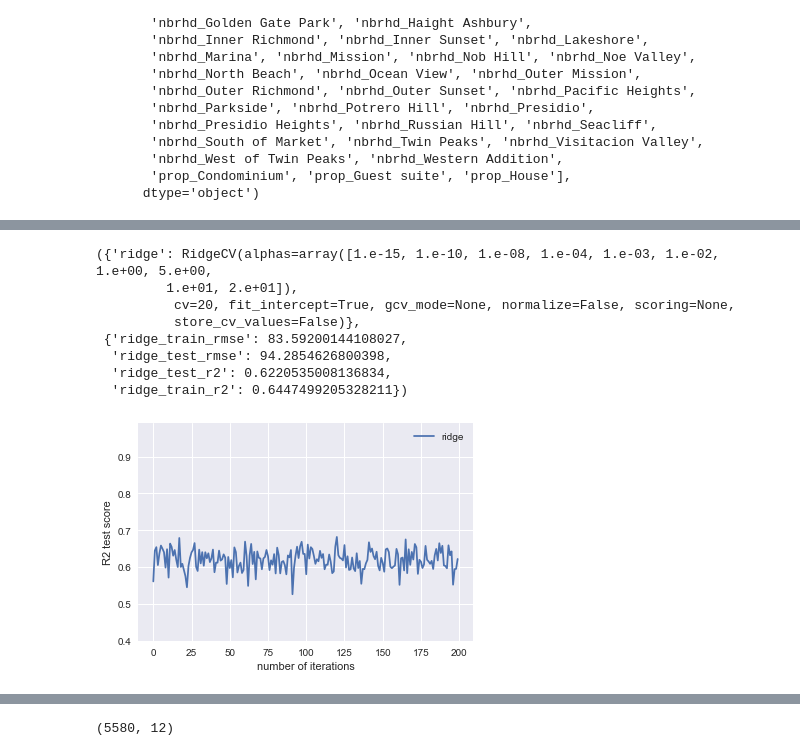
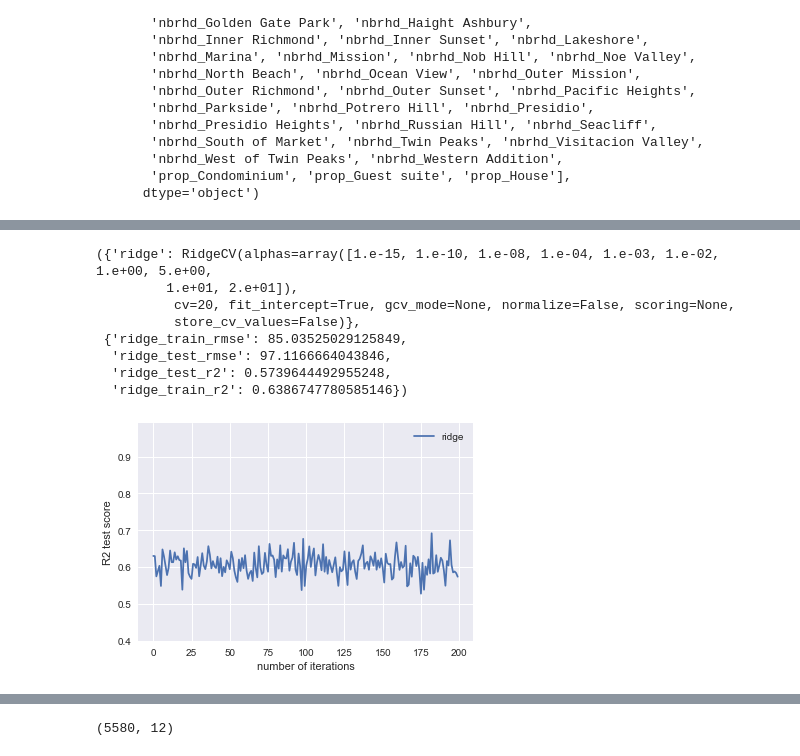
Before and after one commit to CaryMosley/Mod2Project, a Jupyter notebook: AirbnbFeatureEngFunction.ipynb, the cells around one changed output, grey strips where cells are left out. Saved outputs shown, nothing was run; the diff lists cells and outputs as text; code cells hidden in the pictures.

```diff
--- a/AirbnbFeatureEngFunction.ipynb
+++ b/AirbnbFeatureEngFunction.ipynb
@@ -110,7 +102,7 @@ df_feat5 = df[['host_total_listings_count',
        'beds', 'guests_included', 'minimum_nights',
        'number_of_reviews', 'review_scores_rating',
        'room_Private room','prop_Condominium', 'prop_Guest suite', 'prop_House']]
-test_feat2 = test[['host_total_listings_count','neighbourhood_cleansed', 'accommodates', 'bathrooms', 'bedrooms',
+test_feat2 = nbr[['host_total_listings_count','neighbourhood_cleansed', 'accommodates', 'bathrooms', 'bedrooms',
        'beds', 'guests_included', 'minimum_nights',
        'number_of_reviews', 'review_scores_rating',
        'Private room','Condominium', 'Guest suite', 'House']]
@@ -241,13 +293,13 @@ make_models(df_feat5, df_tgt, num_iter=100, models=['enet'], complexity='poly_in
 # %%
 
-make_models(df_feat6, df_tgt, num_iter=100, models=['ridge'], complexity='poly_intx', degree=2)
+make_models(test_feat2, df_tgt, num_iter=100, models=['ridge'], complexity='polynomial', degree=2)
 # %% [output]
 ({'ridge': RidgeCV(alphas=array([1.e-15, 1.e-10, 1.e-08, 1.e-04, 1.e-03, 1.e-02, 1.e+00, 5.e+00,
          1.e+01, 2.e+01]),
           cv=20, fit_intercept=True, gcv_mode=None, normalize=False, scoring=None,
           store_cv_values=False)},
- {'ridge_train_rmse': 83.59200144108027,
-  'ridge_test_rmse': 94.2854626800398,
-  'ridge_test_r2': 0.6220535008136834,
-  'ridge_train_r2': 0.6447499205328211})
+ {'ridge_train_rmse': 85.03525029125849,
+  'ridge_test_rmse': 97.1166664043846,
+  'ridge_test_r2': 0.5739644492955248,
+  'ridge_train_r2': 0.6386747780585146})
-[figure, old version]
+[figure, new version]
```
Also changed, not shown: parts of 27 cells of this notebook.
